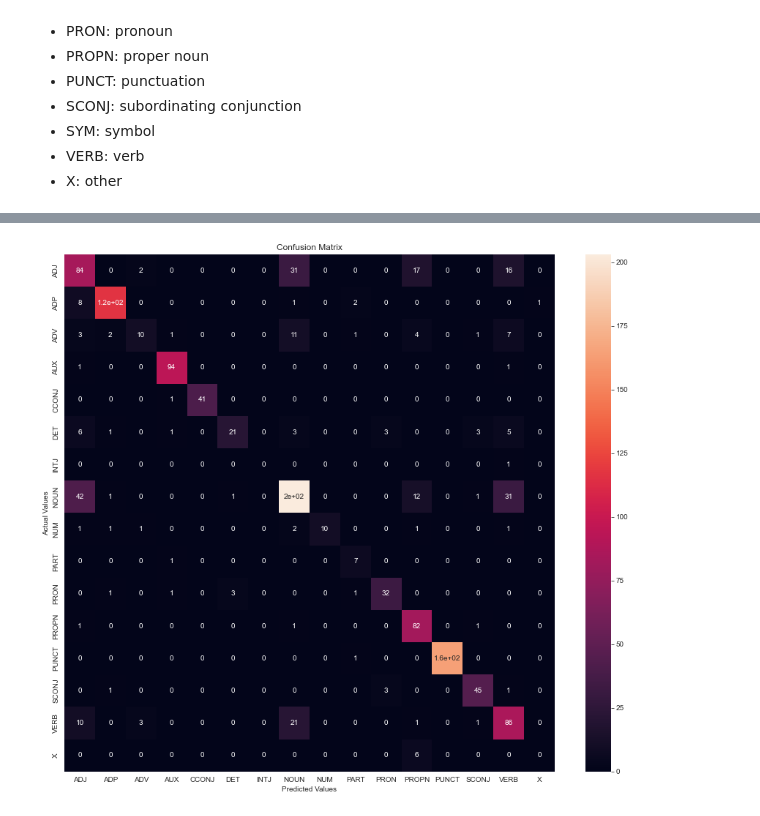
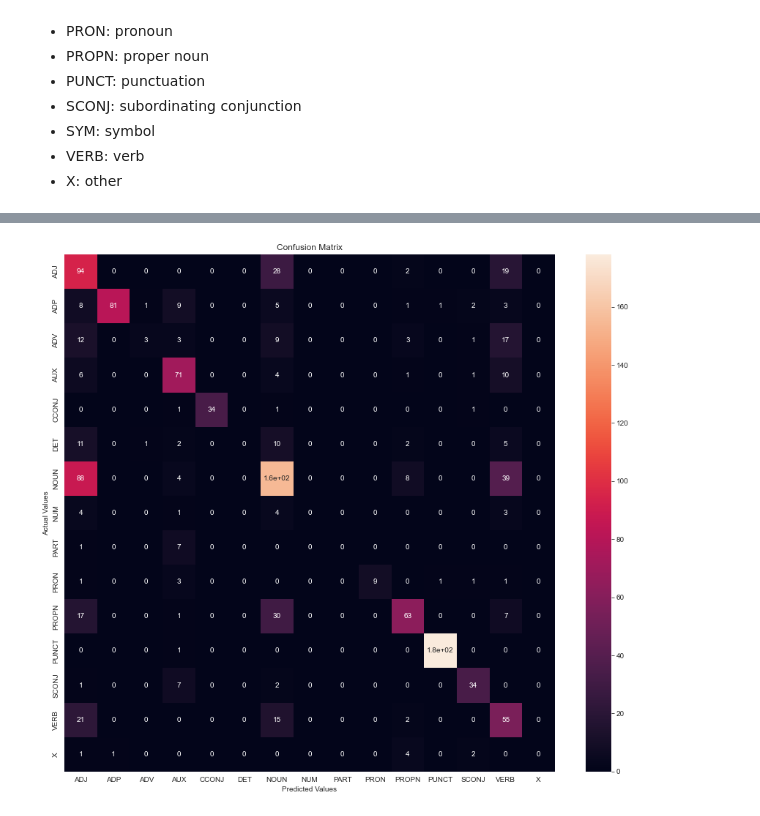
Before and after one commit to Vbatocanin/masinsko-ucenje-projekat-2022, a Jupyter notebook: model_training.ipynb, the cells around one changed output, grey strips where cells are left out. Cells and saved outputs as stored; diff of their text form; code cells hidden in the pictures.

Commit message:
Corpus split and finished model_training

```diff
--- a/model_training.ipynb
+++ b/model_training.ipynb
@@ -242,0 +140,39 @@ trainer.train('resources/taggers/example-upos',
+# %%
+for i,lr in enumerate(param_learning_rates):
+    for j,mbs in enumerate(param_mini_batch_sizes):
+        for k,me in enumerate(max_epochs):
+                print('\n\n\n')
+                print("#######################################################")
+                print(f"################ MODEL NUMBER {i+j+k+1} #######################")
+                print("#######################################################")
+                trainer.train('resources/taggers/optimized-upos',
+                              learning_rate=lr,
+                              mini_batch_size=int(mbs),
+                              max_epochs=int(me),
+                              write_weights = True)
+                model = SequenceTagger.load('resources/taggers/optimized-upos/final-model.pt')
+                actual= np.array([])
+                predicted = np.array([])
+
+                for actualSentence in corpus.dev:
+
+                    for token in actualSentence:
+                        actual = np.append(actual, token.get_label('upos').value)
+
+                    predictedSentence = Sentence([token.text for token in actualSentence.tokens])
+                    model.predict(predictedSentence)
+                    for token in predictedSentence:
+                        predictedLabels = token.get_labels('upos')
+                        for predictedLabel in predictedLabels:
+                            predicted = np.append(predicted, predictedLabel.value)
+                score = metrics.accuracy_score(actual,predicted)
+
+                if score>best_score:
+                    best_params['learning_rate'] = lr
+                    best_params['param_mini_batch_sizes'] = mbs
+                    best_params['max_epochs'] = me
+
+                report = metrics.classification_report(actual,predicted)
+                params = {'learning_rate': lr, 'param_mini_batch_sizes': mbs,
+                          'max_epochs': me}
+                model_history.append({'params':params,'report':report})
@@ -243,4 +287,4 @@ trainer.train('resources/taggers/example-upos',
 # %%
 # load the model you trained
-model = SequenceTagger.load('resources/taggers/example-upos/final-model.pt')
+model = SequenceTagger.load('resources/taggers/optimized-upos/final-model.pt')
 # %% [output]
@@ -287,7 +323,7 @@ Manevski - predicted: PROPN , actual: PROPN
 actual= np.array([])
 predicted = np.array([])
 
-for actualSentence in corpus.dev:
+for actualSentence in corpus.test:
 
     for token in actualSentence:
         actual = np.append(actual, token.get_label('upos').value)
@@ -299,20 +335,22 @@ for actualSentence in corpus.dev:
         for predictedLabel in predictedLabels:
             predicted = np.append(predicted, predictedLabel.value)
 # %%
+fileName = "final"
+
 classes = np.union1d(np.unique(actual), np.unique(predicted))
 cm = metrics.confusion_matrix(actual, predicted)
 cm_df = pd.DataFrame(cm,
                      index = classes,
                      columns = classes)
 #Plotting the confusion matrix
 plt.figure(figsize=(15,13))
 sns.heatmap(cm_df, annot=True)
 plt.title('Confusion Matrix')
 plt.ylabel('Actual Values')
 plt.xlabel('Predicted Values')
 plt.show()
 # %% [output]
-[figure, old version]
+[figure, new version]
 # %%
 sentence = Sentence('Srbija je tokom bombardovanja 1990 devedesetih izgubila mnoge kulturne znamenitosti.')
 
```
Also changed, not shown: parts of 19 cells of this notebook, 14 other files.
